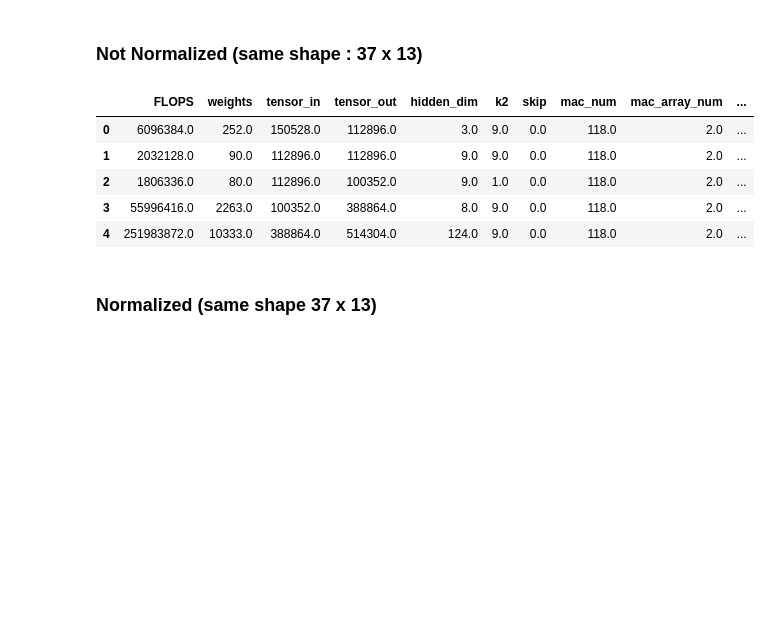
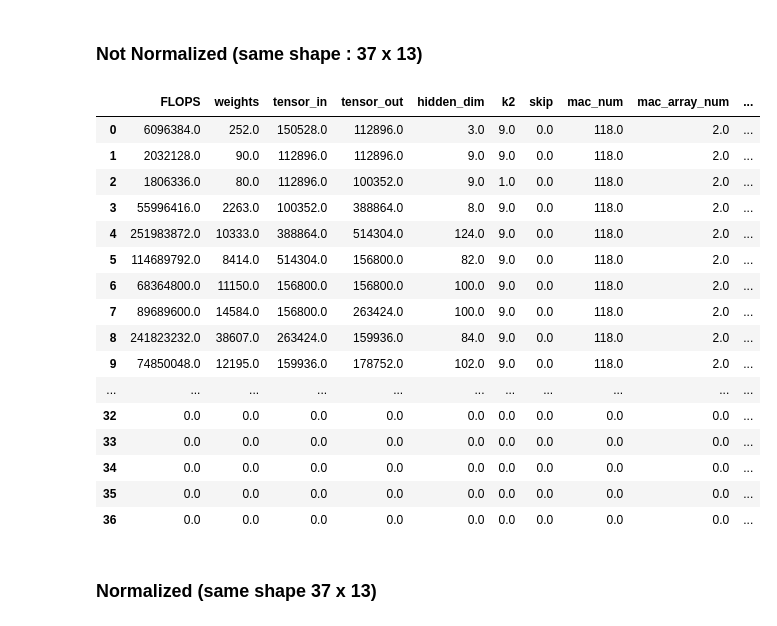
Before and after one commit to RoxaneFis/single-path-nas, a Jupyter notebook: HAS/treatment_full_blocks.ipynb, the cells around one changed output. Cells and saved outputs as stored; diff of their text form; code cells hidden in the pictures; blank space fills up the shorter version.

```diff
--- a/HAS/treatment_full_blocks.ipynb
+++ b/HAS/treatment_full_blocks.ipynb
@@ -144,14 +144,25 @@ HW_param =  ['mac_num','mac_array_num','total_mac','data_bits','sram_size','max_
 ### Not Normalized (same shape : 37 x 13)
 # %%
 
-pd.DataFrame(X_train[0],columns = values_to_keep +HW_param).head()
+pd.DataFrame(X_train[0],columns = values_to_keep +HW_param)
 # %% [output]
 |  | FLOPS | weights | tensor_in | tensor_out | hidden_dim | k2 | skip | mac_num | mac_array_num | ... |
 | 0 | 6096384.0 | 252.0 | 150528.0 | 112896.0 | 3.0 | 9.0 | 0.0 | 118.0 | 2.0 | ... |
 | 1 | 2032128.0 | 90.0 | 112896.0 | 112896.0 | 9.0 | 9.0 | 0.0 | 118.0 | 2.0 | ... |
 | 2 | 1806336.0 | 80.0 | 112896.0 | 100352.0 | 9.0 | 1.0 | 0.0 | 118.0 | 2.0 | ... |
 | 3 | 55996416.0 | 2263.0 | 100352.0 | 388864.0 | 8.0 | 9.0 | 0.0 | 118.0 | 2.0 | ... |
 | 4 | 251983872.0 | 10333.0 | 388864.0 | 514304.0 | 124.0 | 9.0 | 0.0 | 118.0 | 2.0 | ... |
+| 5 | 114689792.0 | 8414.0 | 514304.0 | 156800.0 | 82.0 | 9.0 | 0.0 | 118.0 | 2.0 | ... |
+| 6 | 68364800.0 | 11150.0 | 156800.0 | 156800.0 | 100.0 | 9.0 | 0.0 | 118.0 | 2.0 | ... |
+| 7 | 89689600.0 | 14584.0 | 156800.0 | 263424.0 | 100.0 | 9.0 | 0.0 | 118.0 | 2.0 | ... |
+| 8 | 241823232.0 | 38607.0 | 263424.0 | 159936.0 | 84.0 | 9.0 | 0.0 | 118.0 | 2.0 | ... |
+| 9 | 74850048.0 | 12195.0 | 159936.0 | 178752.0 | 102.0 | 9.0 | 0.0 | 118.0 | 2.0 | ... |
+| ... | ... | ... | ... | ... | ... | ... | ... | ... | ... | ... |
+| 32 | 0.0 | 0.0 | 0.0 | 0.0 | 0.0 | 0.0 | 0.0 | 0.0 | 0.0 | ... |
+| 33 | 0.0 | 0.0 | 0.0 | 0.0 | 0.0 | 0.0 | 0.0 | 0.0 | 0.0 | ... |
+| 34 | 0.0 | 0.0 | 0.0 | 0.0 | 0.0 | 0.0 | 0.0 | 0.0 | 0.0 | ... |
+| 35 | 0.0 | 0.0 | 0.0 | 0.0 | 0.0 | 0.0 | 0.0 | 0.0 | 0.0 | ... |
+| 36 | 0.0 | 0.0 | 0.0 | 0.0 | 0.0 | 0.0 | 0.0 | 0.0 | 0.0 | ... |
 # %% [markdown]
 ### Normalized (same shape 37 x 13)
 # %%
```
Also changed, not shown: parts of 1 cell of this notebook, 8 other files.
